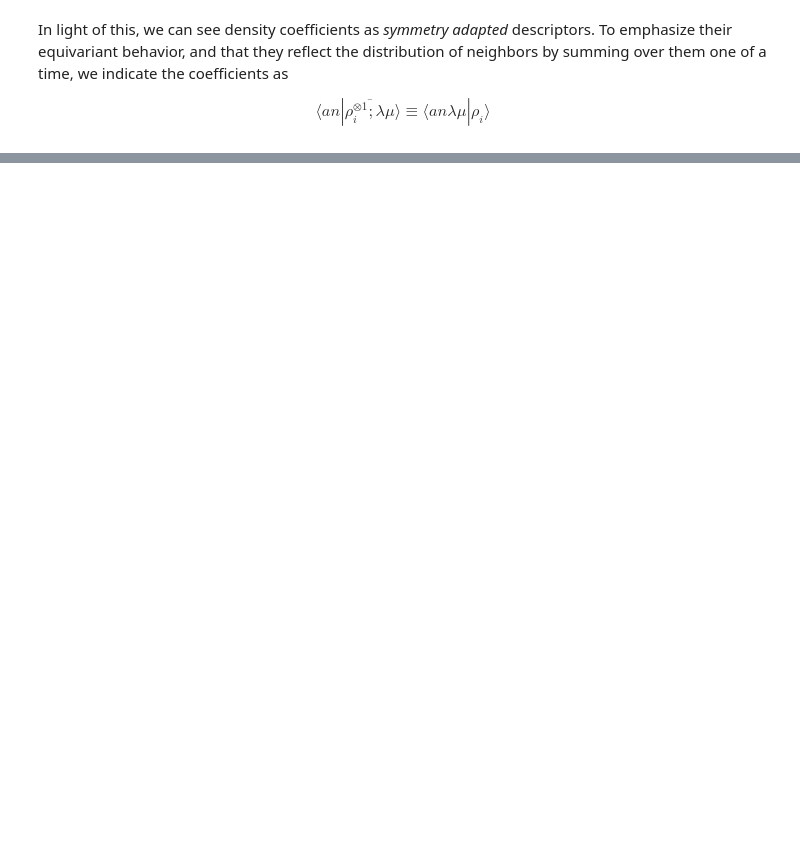
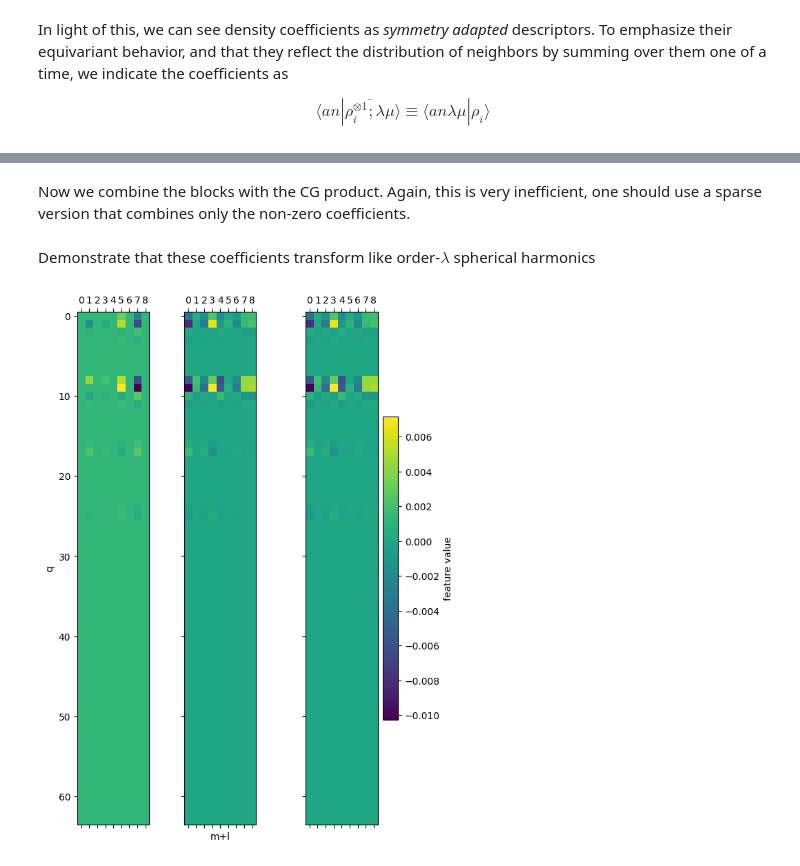
Before and after one commit to ceriottm/ale-notebooks, a Jupyter notebook: lecture-2.ipynb, the cells around one changed output, grey strips where cells are left out. Cells and saved outputs as stored; diff of their text form; code cells hidden in the pictures; blank space fills up the shorter version.

```diff
--- a/lecture-2.ipynb
+++ b/lecture-2.ipynb
@@ -812,0 +840,9 @@ $$
+# %%
+# pick just one block as example
+l1, l2, L = 3, 2, 4
+
+selected_block_a = selected_rhoi.block(spherical_harmonics_l=l1, species_center=8).values[0]
+selected_block_b = selected_rhoi.block(spherical_harmonics_l=l2, species_center=8).values[0]
+
+test_block_a = test_rhoi.block(spherical_harmonics_l=l1, species_center=8).values[0]
+test_block_b = test_rhoi.block(spherical_harmonics_l=l2, species_center=8).values[0]
@@ -812,0 +853,3 @@ $$
+# %%
+cg_full = _real_clebsch_gordan_matrix(l1, l2, L)
+print(cg_full[0])
@@ -812,0 +867,19 @@ $$
+# %% [markdown]
+Now we combine the blocks with the CG product. Again, this is very inefficient, one should use a sparse version that combines only the non-zero coefficients.
+# %%
+selected_block_ab = np.einsum('mn,pq,mpM->Mnq', selected_block_a, selected_block_b, cg_full).reshape(2*L+1,-1)
+test_block_ab = np.einsum('mn,pq,mpM->Mnq', test_block_a, test_block_b, cg_full).reshape(2*L+1,-1)
+# %% [markdown]
+Demonstrate that these coefficients transform like order-$\lambda$ spherical harmonics
+# %%
+wd = wigner_d_real(L, test_frame.info['alpha'], test_frame.info['beta'], test_frame.info['gamma'])
+# %%
+fig, ax = plt.subplots(1,3,figsize=(6,8), sharex=True, sharey=True, constrained_layout=True)
+ax[0].matshow(selected_block_ab.T)
+ax[1].set_xlabel("m+l")
+ax[0].set_ylabel("q")
+ax[1].matshow(test_block_ab.T)
+cbvals = ax[2].matshow((wd@ selected_block_ab).T)
+fig.colorbar(cbvals, label="feature value");
+# %% [output]
+[figure, added]
```
Also changed, not shown: parts of 10 cells of this notebook, 1 other file.
